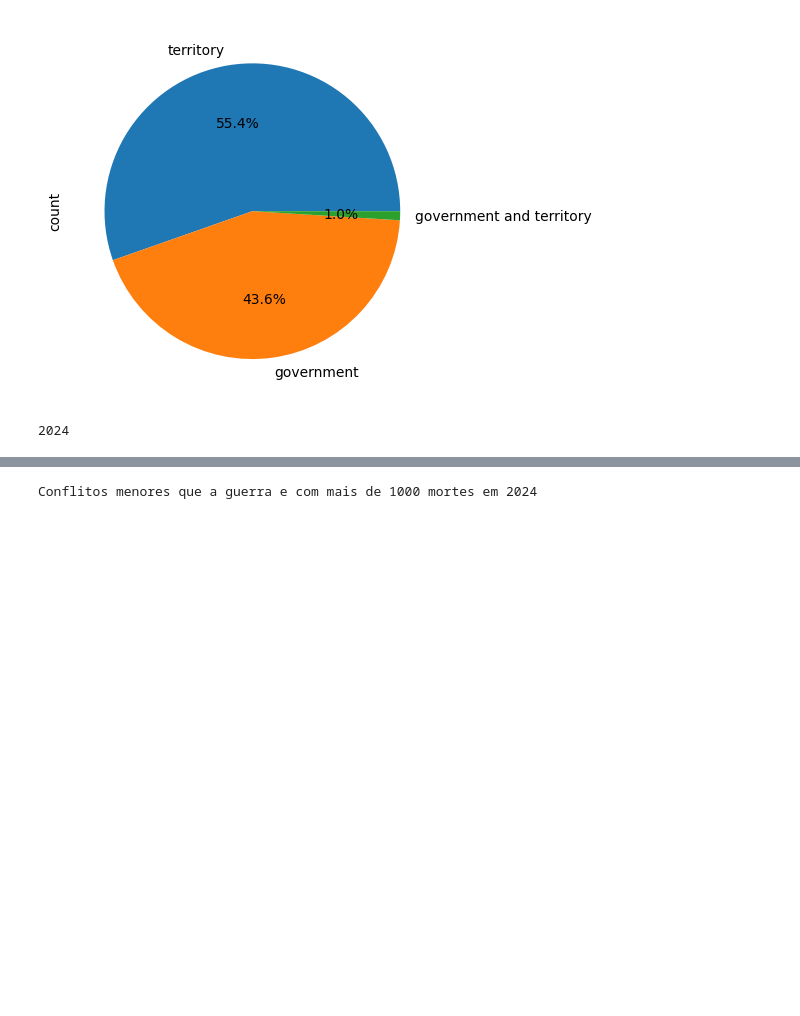
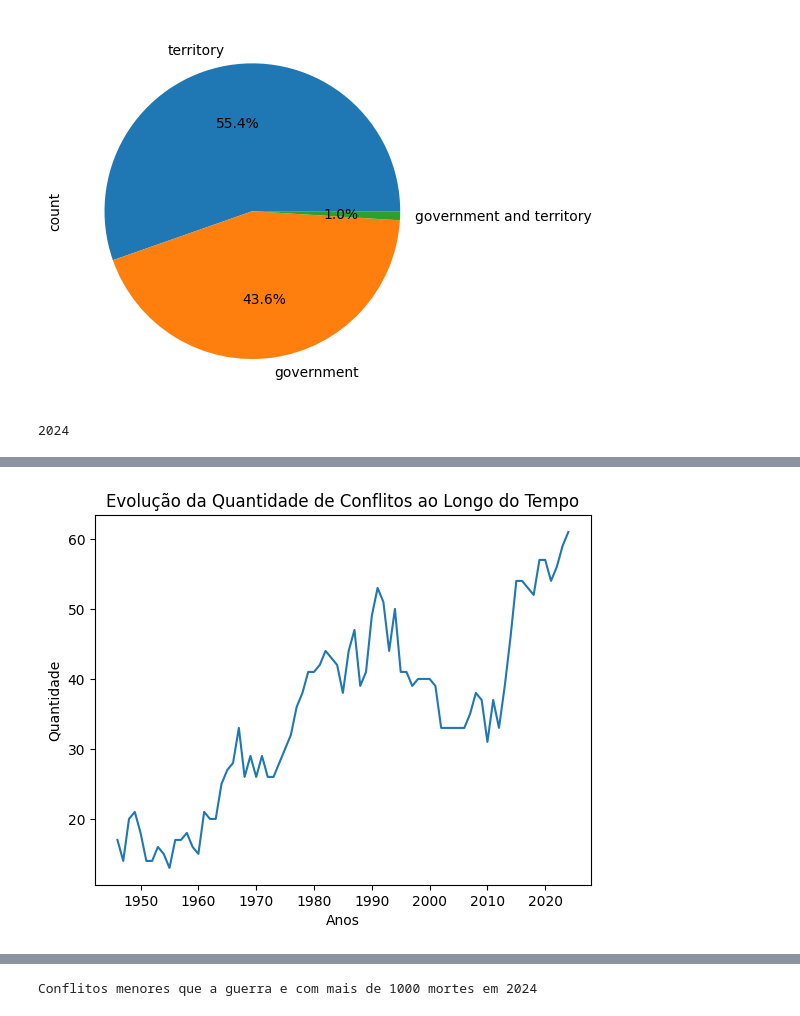
Before and after one commit to IuryFranca15/Conflitos_armados_database, a Jupyter notebook: conflitos.ipynb, the cells around one changed output, grey strips where cells are left out. Saved outputs shown, nothing was run; the diff lists cells and outputs as text; code cells hidden in the pictures; blank space fills up the shorter version.

```diff
--- a/conflitos.ipynb
+++ b/conflitos.ipynb
@@ -102,0 +117,10 @@ plt.show()
+# %%
+#grafico de linhas que mostre a linha do tempo dos conflitos
+conflitos = df.groupby('year')['conflict_id'].nunique().reset_index()
+sns.lineplot(data = conflitos, x = 'year', y = 'conflict_id')
+plt.title("Evolução da Quantidade de Conflitos ao Longo do Tempo")
+plt.xlabel("Anos")
+plt.ylabel("Quantidade")
+plt.show()
+# %% [output]
+[figure, added]
```
Also changed, not shown: parts of 8 cells of this notebook.
